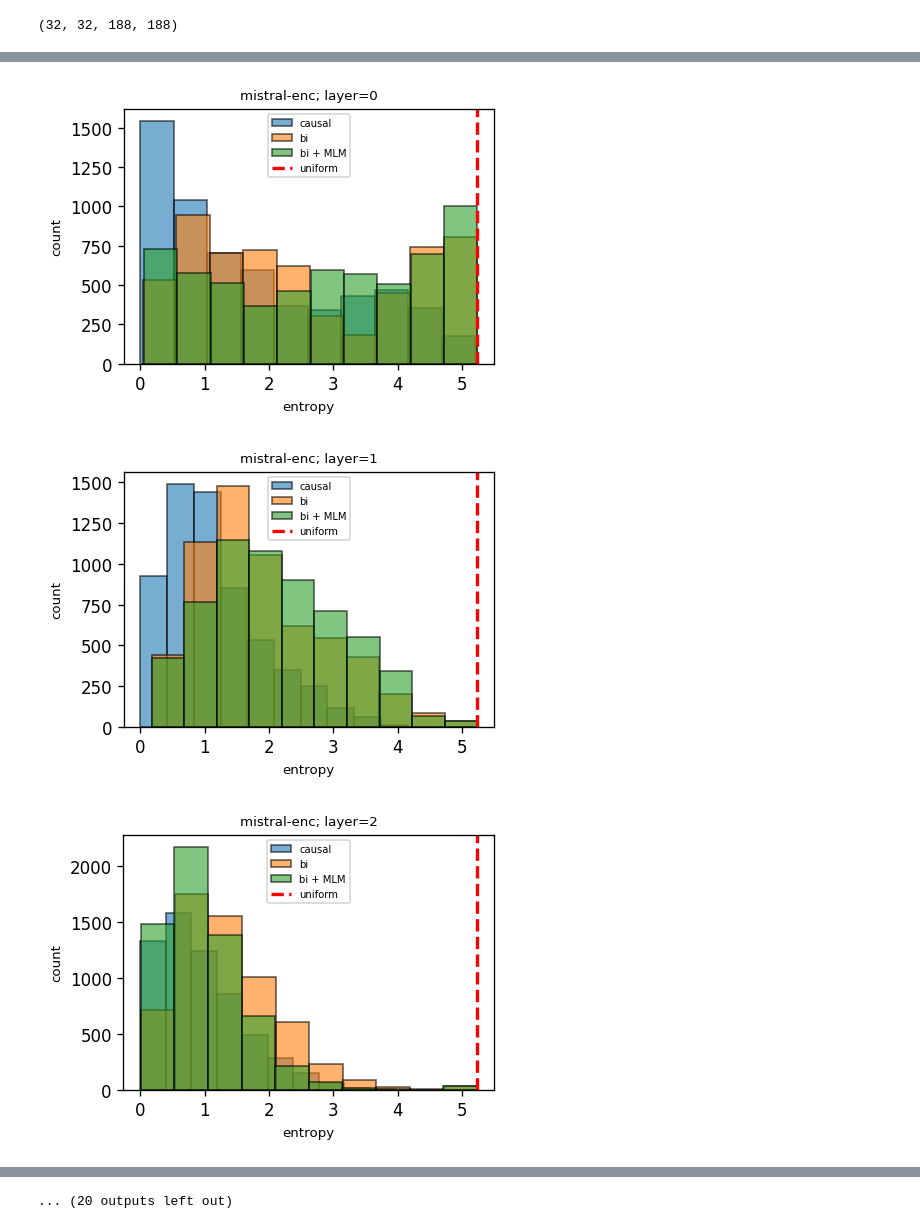
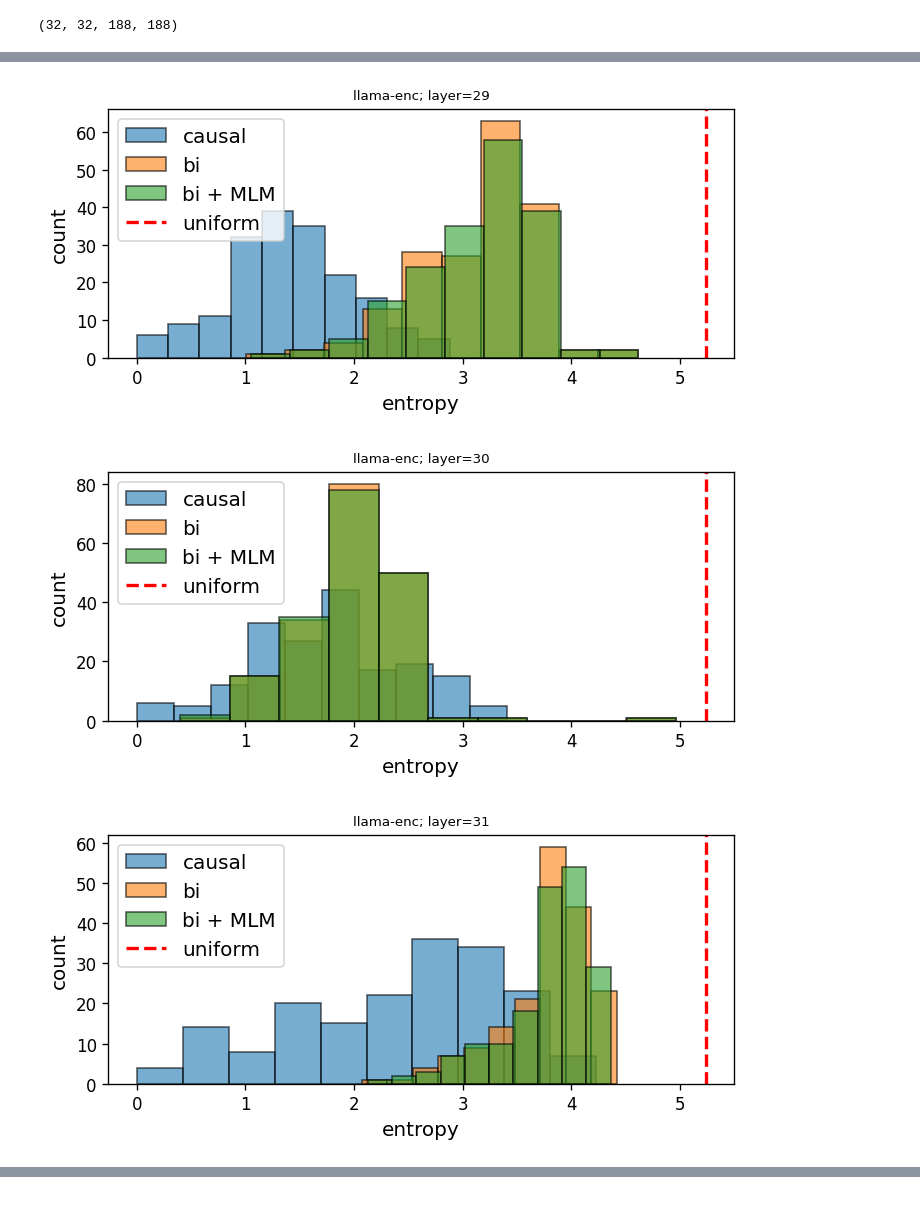
Before and after one commit to mmarius/transformers, a Jupyter notebook: notebooks/plot_attention.ipynb, the cells around one changed output, grey strips where cells are left out. Saved outputs shown, nothing was run; the diff lists cells and outputs as text; code cells hidden in the pictures.

```diff
--- a/notebooks/plot_attention.ipynb
+++ b/notebooks/plot_attention.ipynb
@@ -19,7 +19,7 @@ def load_attention_matrices(data_path, attention_type, num_layers):
 
     return np.asarray(causal_attention_matrices)
 # %%
-def compute_entropies_for_heads_at_layer(layer, attention_matrices):
+def compute_entropies_for_all_heads_at_layer(layer, attention_matrices):
     entropies_per_head = []
 
     # collect entropies when using causal attention
@@ -43,7 +50,7 @@ model_name_or_path, num_layers = "vaibhavad/mistral-enc", 32
 # %%
 offset = 0
 # %%
-data_path = f"/data/attention_data/{model_name_or_path.split('/')[-1]}/offset{offset}"
+data_path = f"/data/attention_data/{model_name_or_path.split('/')[-1]}"
 # %%
 causal_attention_matrices = load_attention_matrices(data_path, "causal", num_layers)
 causal_attention_matrices.shape
@@ -62,21 +85,21 @@ num_tokens = causal_attention_matrices.shape[-1]
 head = 0
 token = 10
 
-for layer in range(num_layers)[:1]:
+for layer in range(num_layers)[:5]:
     H_c = causal_attention_matrices[layer][head]
     H_b = bi_attention_matrices[layer][head]
     difference = H_b - H_c
     difference_past = np.tril(difference, k=-1)
     difference_future = np.triu(difference, k=1)
 
-    fig, axes = plt.subplots(nrows=1, ncols=1, sharex=True, sharey=True, figsize=(3.5, 3.5), dpi=120)
+    fig, axes = plt.subplots(nrows=1, ncols=1, sharex=True, sharey=True, figsize=(5.5, 3.5), dpi=120)
     axes.plot(difference_past[token, :], label="past")
     axes.plot(difference_future[token, :], label="future")
     axes.axvline(token, color="red", linestyle="dotted")
 
     axes.set_xlabel("token position")
     axes.set_ylabel("difference in attention")
-    axes.set_title(f"{model_name_or_path}; layer={layer}; head={head}; token={token}", fontsize=8)
+    axes.set_title(f"{model_name_or_path}; layer={layer}; head={head}; token={token}", fontsize=10)
 
     axes.legend(loc="best")
 
@@ -126,14 +146,14 @@ upper bound: 5.236441962829949
 # %%
 for layer in range(num_layers)[:2]:
-    H_c = compute_entropies_for_heads_at_layer(layer, causal_attention_matrices)
-    H_b = compute_entropies_for_heads_at_layer(layer, bi_attention_matrices)
+    H_c = compute_entropies_for_all_heads_at_layer(layer, causal_attention_matrices)
+    H_b = compute_entropies_for_all_heads_at_layer(layer, bi_attention_matrices)
 
-    fig, axes = plt.subplots(nrows=1, ncols=1, sharex=False, sharey=False, figsize=(6, 2.5), dpi=120)
+    fig, axes = plt.subplots(nrows=1, ncols=1, sharex=False, sharey=False, figsize=(6, 3.5), dpi=120)
 
     axes.hist(H_c.flatten(), edgecolor="black", alpha=0.7, label="causal")
     axes.hist(H_b.flatten(), edgecolor="black", alpha=0.7, label="bi")
 
-    axes.set_xlabel("emtropy")
+    axes.set_xlabel("entropy")
     axes.set_ylabel("count")
 
     axes.set_title(f"{model_name_or_path}; layer={layer}")
@@ -208,51 +219,52 @@ for layer in range(LAYERS)[:]:
 # %%
-# entropy distributions of original and transformed model
+# entropy distributions of original and transformed model in the same plot
 
 MODELS = [
     # ("EleutherAI/gpt-neo-1.3B", 24),
     # # ("princeton-nlp/Sheared-LLaMA-1.3B", 24),
-    # ("meta-llama/Llama-2-7b-hf", 32),
+    ("meta-llama/Llama-2-7b-chat-hf", 32),
     # ("mistralai/Mistral-7B-v0.1", 32),
-    ("mistralai/Mistral-7B-Instruct-v0.2", 32),
+    # ("mistralai/Mistral-7B-Instruct-v0.2", 32),
 
     # transformed models
-    ("vaibhavad/mistral-enc", 32),
+    ("vaibhavad/llama-enc", 32),
+    # ("vaibhavad/mistral-enc", 32),
 ]
 
 LAYERS = np.max(np.asarray([l for _, l in MODELS])) # get largest number of layers
 
-for layer in range(LAYERS)[:]:
+for layer in range(LAYERS)[-3:]:
 
-    fig, axes = plt.subplots(nrows=1, ncols=1, sharex=True, sharey=True, figsize=(len(MODELS) * 2.0, 3.0), dpi=120)
+    fig, axes = plt.subplots(nrows=1, ncols=1, sharex=True, sharey=True, figsize=(len(MODELS) * 3.0, 3.0), dpi=120)
 
     for midx, (model_name_or_path, num_layers) in enumerate(MODELS):
 
         if layer >= num_layers:
             pass
         else:
-            data_path = f"/data/attention_data/{model_name_or_path.split('/')[-1]}/offset{offset}"
+            data_path = f"/data/attention_data/{model_name_or_path.split('/')[-1]}"
             causal_attention_matrices = load_attention_matrices(data_path, "causal", num_layers)
             bi_attention_matrices = load_attention_matrices(data_path, "bidirectional", num_layers)
 
-            H_c = compute_entropies_for_heads_at_layer(layer, causal_attention_matrices)
-            H_b = compute_entropies_for_heads_at_layer(layer, bi_attention_matrices)
+            H_c = compute_entropies_for_head_at_layer(layer, 10, causal_attention_matrices)
+            H_b = compute_entropies_for_head_at_layer(layer, 10, bi_attention_matrices)
 
             if "-enc" in model_name_or_path:
                 axes.hist(H_b.flatten(), edgecolor="black", alpha=0.6, label="bi + MLM")
             else:
                 axes.hist(H_c.flatten(), edgecolor="black", alpha=0.6, label="causal")
                 axes.hist(H_b.flatten(), edgecolor="black", alpha=0.6, label="bi")
 
     axes.axvline(np.log(num_tokens), color="red", linestyle="dashed", linewidth=2.0, label="uniform")
-    axes.set_xlabel("entropy", fontsize=8)
+    axes.set_xlabel("entropy", fontsize=12)
     axes.set_title(f"{model_name_or_path.split('/')[-1]}; layer={layer}", fontsize=8)
-    axes.set_ylabel("count", fontsize=8)
-    axes.legend(loc="best", fontsize=6)
+    axes.set_ylabel("count", fontsize=12)
+    axes.legend(loc="best", fontsize=12)
 
     plt.tight_layout()
     plt.show()
     plt.close();
 # %% [output]
-[figure, old version]
+[figure, new version]
-[figure, old version]
+[figure, new version]
-[figure, old version]
+[figure, new version]
@@ -268,4 +271,3 @@ for layer in range(LAYERS)[:]:
-... (20 outputs left out)
 # %%
 # # plot a Q-Q plot comparing attention distributions
 
```
Also changed, not shown: parts of 12 cells of this notebook, 1 other file.
